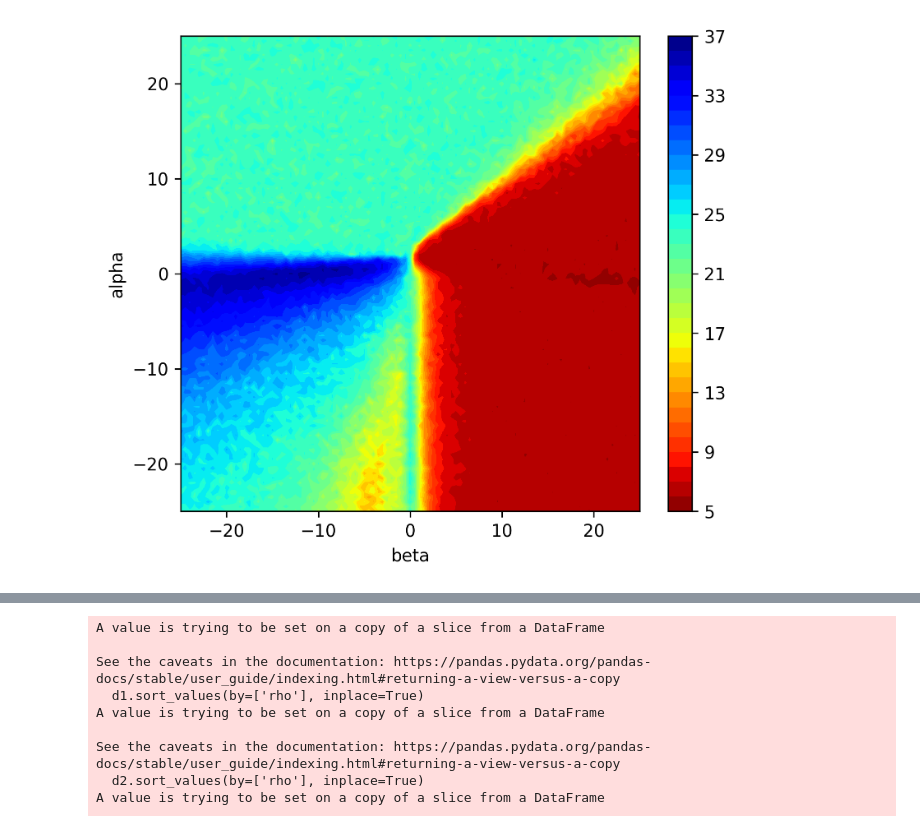
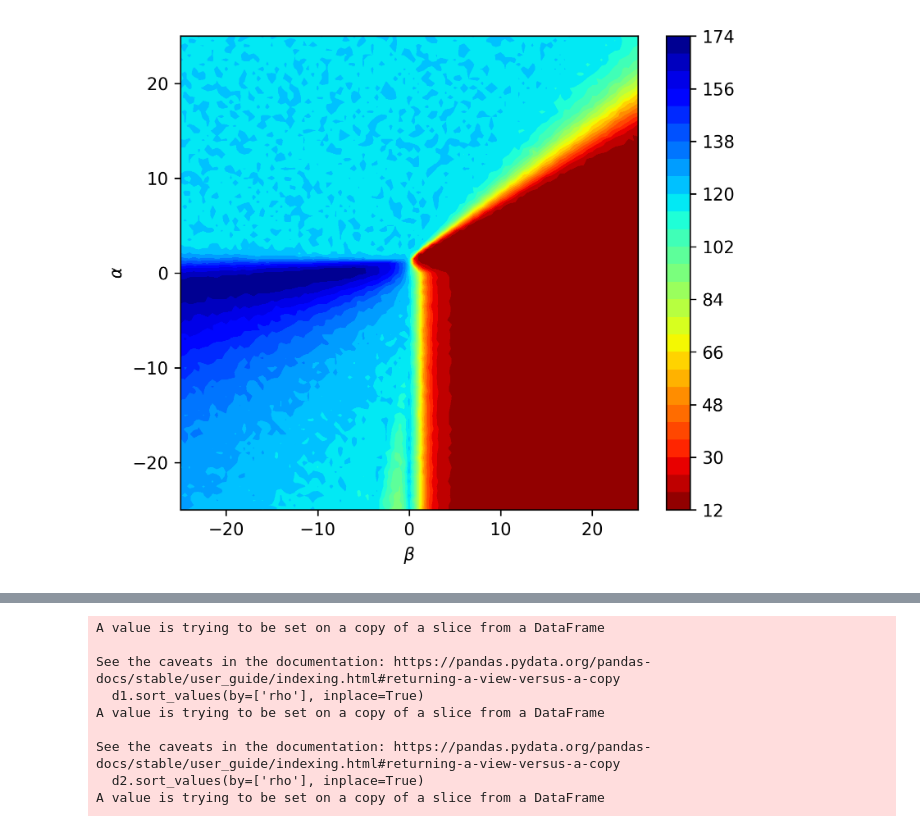
Before and after one commit to javierbosch/ACO, a Jupyter notebook: plots/plots.ipynb, the cells around one changed output, grey strips where cells are left out. Cells and saved outputs as stored; diff of their text form; code cells hidden in the pictures.

```diff
--- a/plots/plots.ipynb
+++ b/plots/plots.ipynb
@@ -97,20 +208,20 @@ plt.show()
 # %%
 fig, axs = plt.subplots(1, 1, dpi = 300,  figsize=(6, 5))
 cmap = 'jet_r'
 levels = 30
-df = pd.read_csv(results_folder+'normal_random50_alpha_beta_negative.csv')
-df = df[df['iteration']==10]
+df = pd.read_csv(results_folder+'normal_random250_alpha_beta_negative.csv')
+df = df[df['iteration']==20]
 df = df.groupby(['alpha','beta']).mean().reset_index()
 matrix = df.pivot(index='alpha', columns='beta', values='bestLength')
 X=matrix.columns.values
 Y=matrix.index.values
 Z=matrix.values
 #axs.set_title('50 random cities - best length')
-axs.set_xlabel('beta')
-axs.set_ylabel('alpha')
+axs.set_xlabel(r'$\beta$')
+axs.set_ylabel(r'$\alpha$')
 cs = axs.contourf(X,Y,Z, levels, cmap=cmap)
 plt.colorbar(cs, ax=axs)
-plt.savefig('images/normal_random50_alpha_beta_negative.png')
+plt.savefig('images/normal_random250_alpha_beta_negative.png')
 plt.show()
 # %% [output]
-[figure, old version]
+[figure, new version]
```
Also changed, not shown: parts of 40 cells of this notebook, 56 other files.
